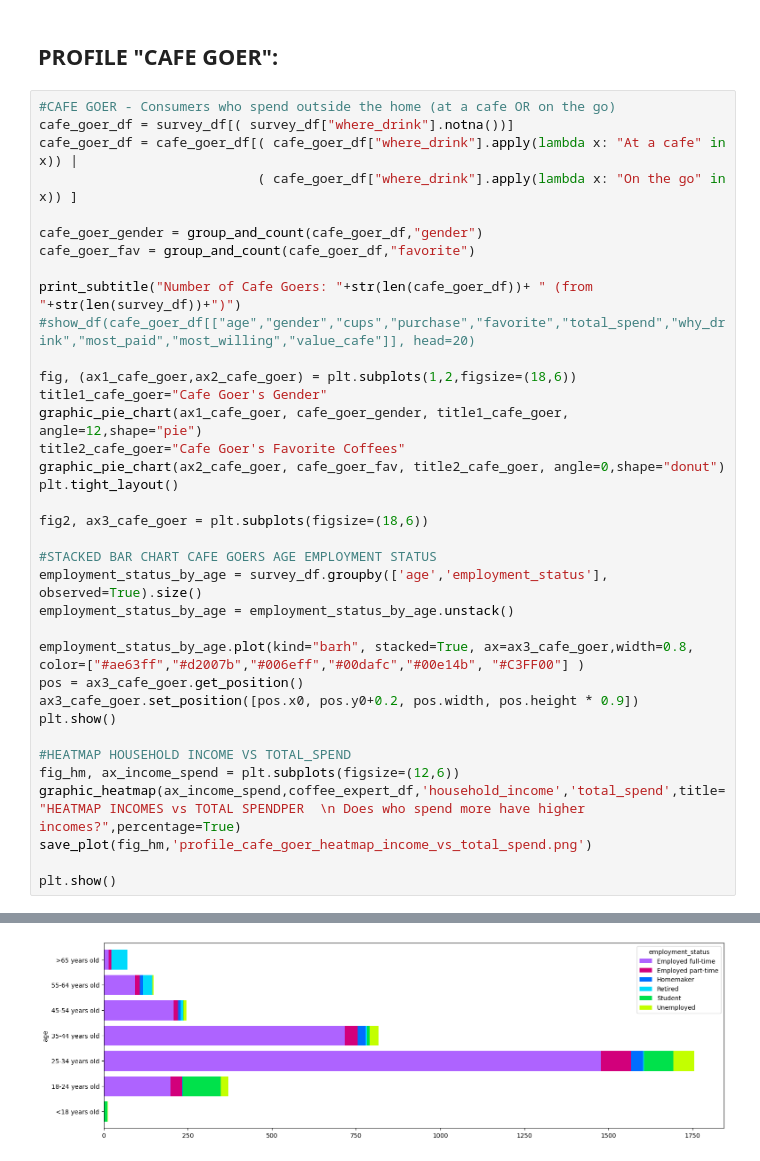
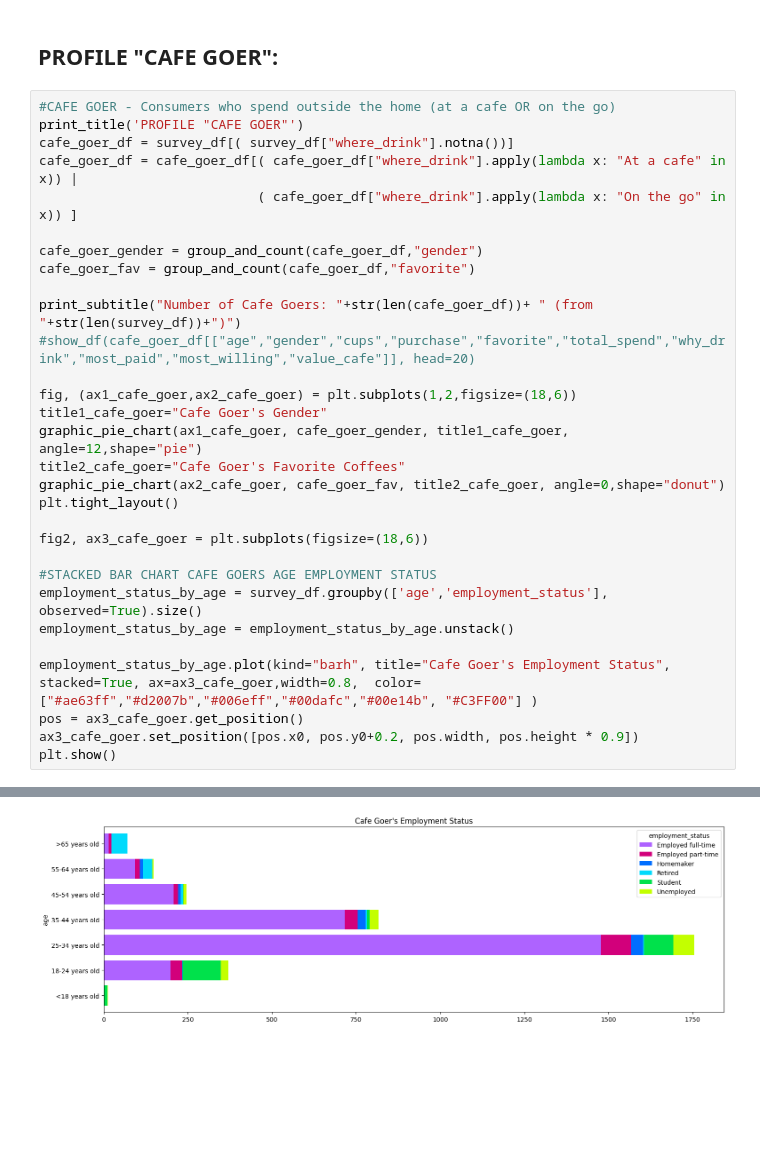
Before and after one commit to briella-codes/coffee_survey, a Jupyter notebook: notebooks/coffee_consumer_profiles_english.ipynb, the cells around one changed output, grey strips where cells are left out. Cells and saved outputs as stored; diff of their text form; blank space fills up the shorter version.

```diff
--- a/notebooks/coffee_consumer_profiles_english.ipynb
+++ b/notebooks/coffee_consumer_profiles_english.ipynb
@@ -245,6 +238,7 @@ summary(expert_value_cafe, show="display")
 ## PROFILE "CAFE GOER":
 # %%
 #CAFE GOER - Consumers who spend outside the home (at a cafe OR on the go)
+print_title('PROFILE "CAFE GOER"')
 cafe_goer_df = survey_df[( survey_df["where_drink"].notna())]
 cafe_goer_df = cafe_goer_df[( cafe_goer_df["where_drink"].apply(lambda x: "At a cafe" in x)) |
                             ( cafe_goer_df["where_drink"].apply(lambda x: "On the go" in x)) ]
@@ -268,16 +262,9 @@ fig2, ax3_cafe_goer = plt.subplots(figsize=(18,6))
 employment_status_by_age = survey_df.groupby(['age','employment_status'], observed=True).size()
 employment_status_by_age = employment_status_by_age.unstack()
 
-employment_status_by_age.plot(kind="barh", stacked=True, ax=ax3_cafe_goer,width=0.8,  color=["#ae63ff","#d2007b","#006eff","#00dafc","#00e14b", "#C3FF00"] )
+employment_status_by_age.plot(kind="barh", title="Cafe Goer's Employment Status", stacked=True, ax=ax3_cafe_goer,width=0.8,  color=["#ae63ff","#d2007b","#006eff","#00dafc","#00e14b", "#C3FF00"] )
 pos = ax3_cafe_goer.get_position()
 ax3_cafe_goer.set_position([pos.x0, pos.y0+0.2, pos.width, pos.height * 0.9])
 plt.show()
-
-#HEATMAP HOUSEHOLD INCOME VS TOTAL_SPEND
-fig_hm, ax_income_spend = plt.subplots(figsize=(12,6))
-graphic_heatmap(ax_income_spend,coffee_expert_df,'household_income','total_spend',title="HEATMAP INCOMES vs TOTAL SPENDPER  \n Does who spend more have higher incomes?",percentage=True)
-save_plot(fig_hm,'profile_cafe_goer_heatmap_income_vs_total_spend.png')
-
-plt.show()
 # %% [output]
 [interactive output not drawn]
@@ -284,2 +272,2 @@ plt.show()
 [figure]
-[figure, old version]
+[figure, new version]
```
Also changed, not shown: parts of 7 cells of this notebook, 1 other file.
